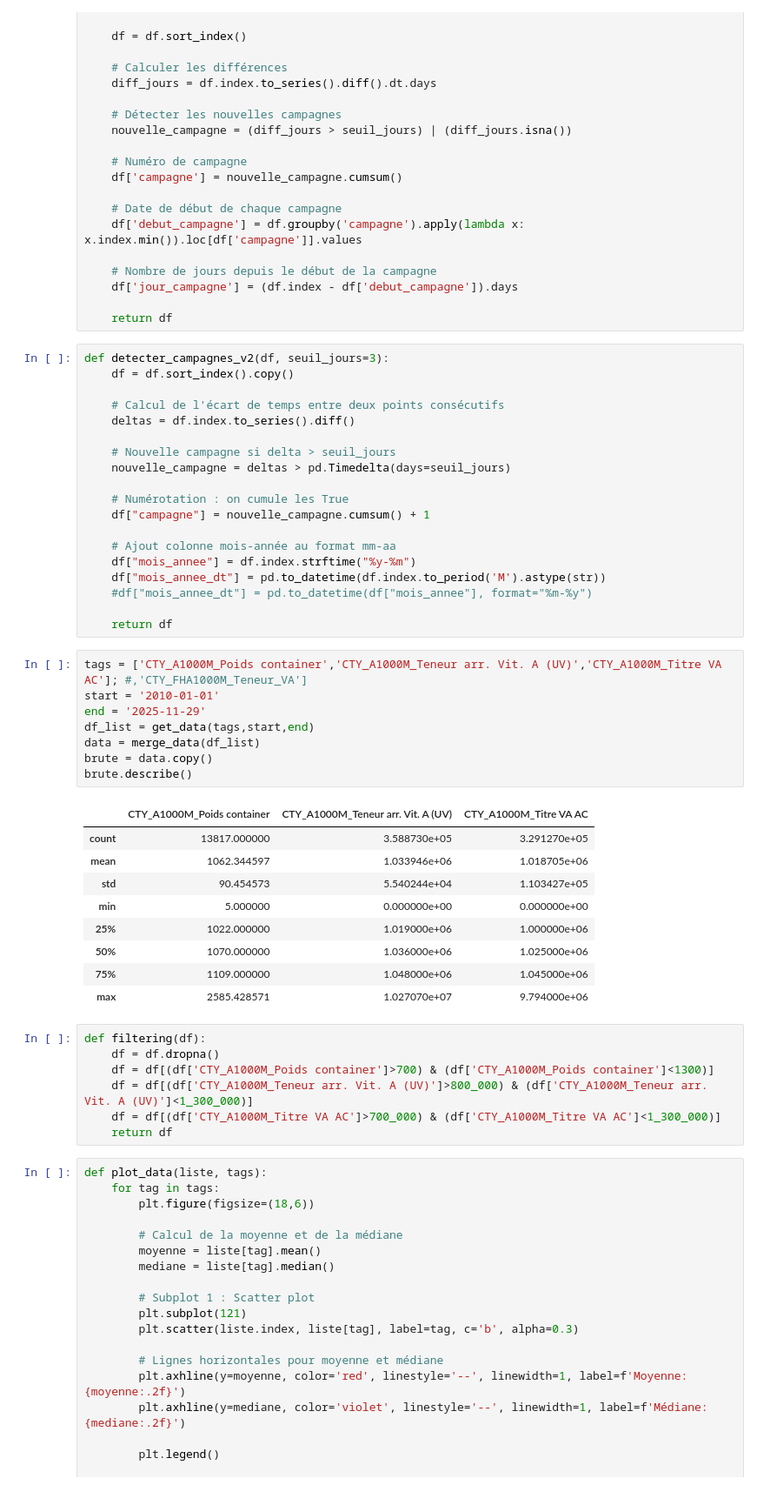
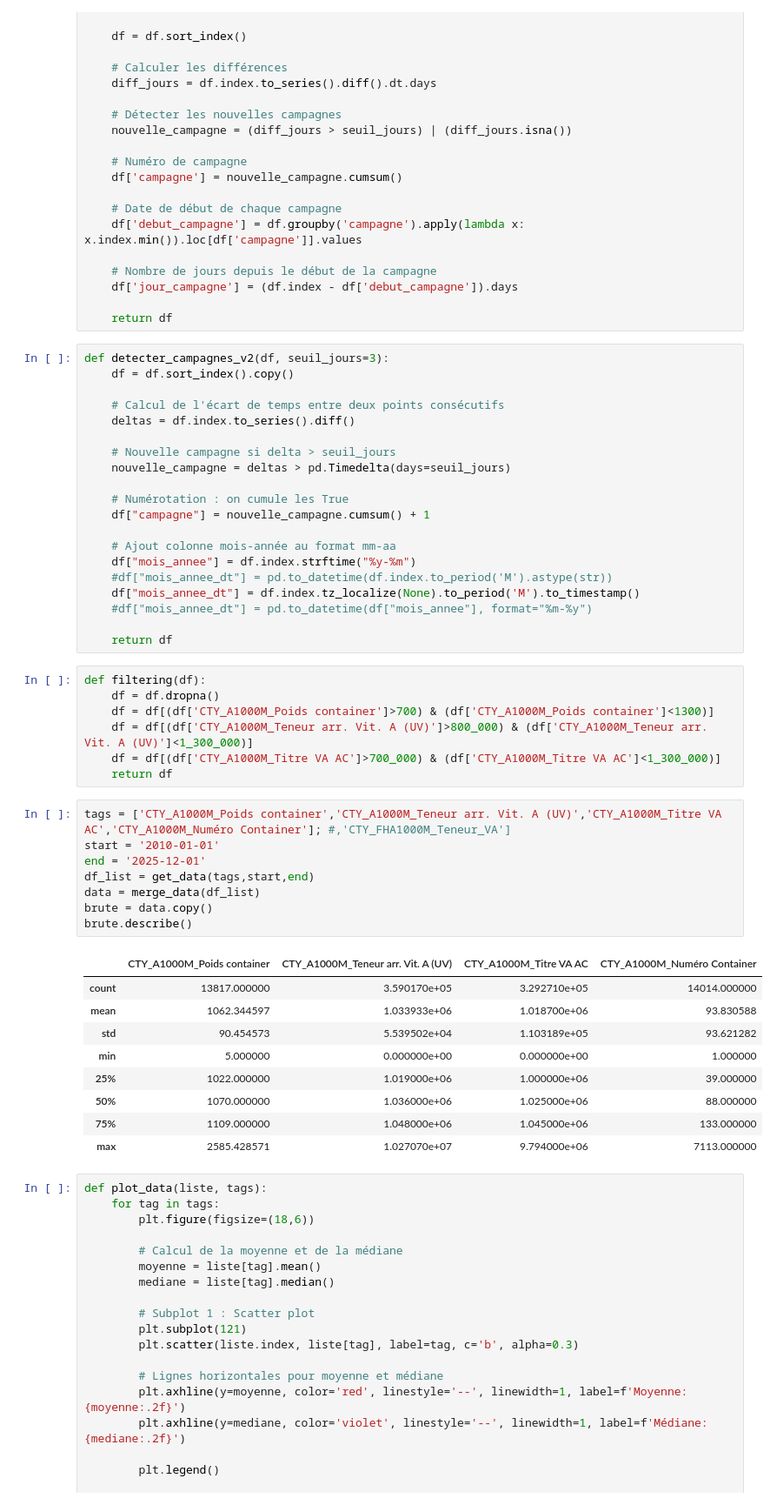
Before and after one commit to e-coucou/Machine-Learning, a Jupyter notebook: 2-OI_a/OI_Formulations.ipynb, the cells around one changed output. Shown at 87% size. Saved outputs shown, nothing was run; the diff lists cells and outputs as text.

```diff
--- a/2-OI_a/OI_Formulations.ipynb
+++ b/2-OI_a/OI_Formulations.ipynb
@@ -80,28 +89,11 @@ def detecter_campagnes_v2(df, seuil_jours=3):
 
     # Ajout colonne mois-année au format mm-aa
     df["mois_annee"] = df.index.strftime("%y-%m")
-    df["mois_annee_dt"] = pd.to_datetime(df.index.to_period('M').astype(str))
+    #df["mois_annee_dt"] = pd.to_datetime(df.index.to_period('M').astype(str))
+    df["mois_annee_dt"] = df.index.tz_localize(None).to_period('M').to_timestamp()
     #df["mois_annee_dt"] = pd.to_datetime(df["mois_annee"], format="%m-%y")
 
     return df
-# %%
-tags = ['CTY_A1000M_Poids container','CTY_A1000M_Teneur arr. Vit. A (UV)','CTY_A1000M_Titre VA AC']; #,'CTY_FHA1000M_Teneur_VA']
-start = '2010-01-01'
-end = '2025-11-29'
-df_list = get_data(tags,start,end)
-data = merge_data(df_list)
-brute = data.copy()
-brute.describe()
-# %% [output]
-|  | CTY_A1000M_Poids container | CTY_A1000M_Teneur arr. Vit. A (UV) | CTY_A1000M_Titre VA AC |
-| count | 13817.000000 | 3.588730e+05 | 3.291270e+05 |
-| mean | 1062.344597 | 1.033946e+06 | 1.018705e+06 |
-| std | 90.454573 | 5.540244e+04 | 1.103427e+05 |
-| min | 5.000000 | 0.000000e+00 | 0.000000e+00 |
-| 25% | 1022.000000 | 1.019000e+06 | 1.000000e+06 |
-| 50% | 1070.000000 | 1.036000e+06 | 1.025000e+06 |
-| 75% | 1109.000000 | 1.048000e+06 | 1.045000e+06 |
-| max | 2585.428571 | 1.027070e+07 | 9.794000e+06 |
 # %%
 def filtering(df):
     df = df.dropna()
@@ -109,6 +101,24 @@ def filtering(df):
     df = df[(df['CTY_A1000M_Teneur arr. Vit. A (UV)']>800_000) & (df['CTY_A1000M_Teneur arr. Vit. A (UV)']<1_300_000)]
     df = df[(df['CTY_A1000M_Titre VA AC']>700_000) & (df['CTY_A1000M_Titre VA AC']<1_300_000)]
     return df
+# %%
+tags = ['CTY_A1000M_Poids container','CTY_A1000M_Teneur arr. Vit. A (UV)','CTY_A1000M_Titre VA AC','CTY_A1000M_Numéro Container']; #,'CTY_FHA1000M_Teneur_VA']
+start = '2010-01-01'
+end = '2025-12-01'
+df_list = get_data(tags,start,end)
+data = merge_data(df_list)
+brute = data.copy()
+brute.describe()
+# %% [output]
+|  | CTY_A1000M_Poids container | CTY_A1000M_Teneur arr. Vit. A (UV) | CTY_A1000M_Titre VA AC | CTY_A1000M_Numéro Container |
+| count | 13817.000000 | 3.590170e+05 | 3.292710e+05 | 14014.000000 |
+| mean | 1062.344597 | 1.033933e+06 | 1.018700e+06 | 93.830588 |
+| std | 90.454573 | 5.539502e+04 | 1.103189e+05 | 93.621282 |
+| min | 5.000000 | 0.000000e+00 | 0.000000e+00 | 1.000000 |
+| 25% | 1022.000000 | 1.019000e+06 | 1.000000e+06 | 39.000000 |
+| 50% | 1070.000000 | 1.036000e+06 | 1.025000e+06 | 88.000000 |
+| 75% | 1109.000000 | 1.048000e+06 | 1.045000e+06 | 133.000000 |
+| max | 2585.428571 | 1.027070e+07 | 9.794000e+06 | 7113.000000 |
 # %%
 def plot_data(liste, tags):
     for tag in tags:
```
Also changed, not shown: parts of 19 cells of this notebook, 4 other files.
